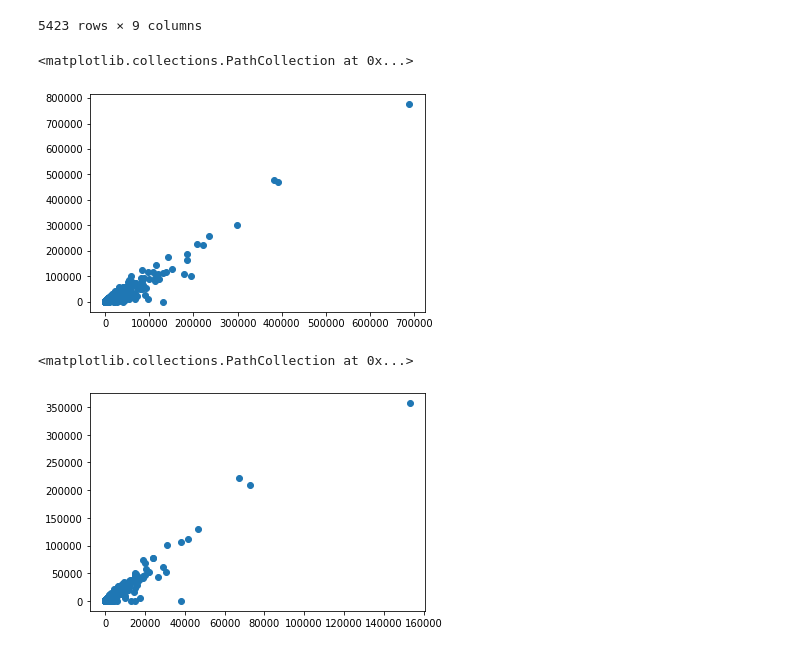
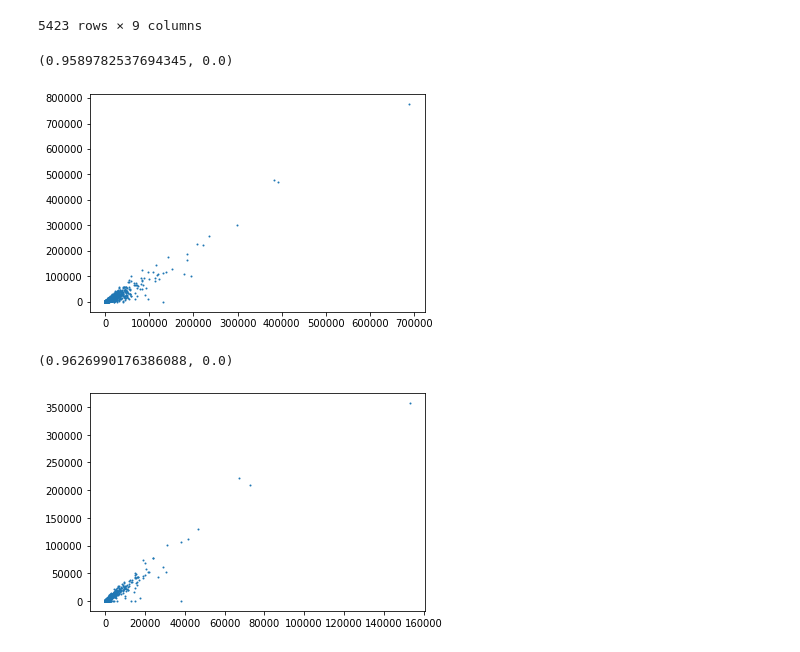
Before and after one commit to ryansteed/dp-policy, a Jupyter notebook: notebooks/nslp.ipynb, the cells around one changed output. Drawn from its saved outputs; the diff is of its cells as text; code cells hidden in the pictures.

```diff
--- a/notebooks/nslp.ipynb
+++ b/notebooks/nslp.ipynb
@@ -122,12 +125,14 @@ joined.loc[:, ['true_children_total', 'true_children_eligible', 'nslp_prop_eligi
 |  | 6090 | 249.0 | 14.0 | 0.864198 | ... |
 5423 rows × 9 columns
 # %%
-plt.scatter(joined.true_children_total, joined["nslp_total"])
+plt.scatter(joined.true_children_total, joined["nslp_total"], s=1)
+stats.pearsonr(joined.true_children_total, joined["nslp_total"])
 # %% [output]
-<matplotlib.collections.PathCollection at 0x...>
+(0.9589782537694345, 0.0)
-[figure, old version]
+[figure, new version]
 # %%
-plt.scatter(joined.true_children_eligible, joined["Free lunch qualified"])
+plt.scatter(joined.true_children_eligible, joined["Free lunch qualified"], s=1)
+stats.pearsonr(joined.true_children_eligible, joined["Free lunch qualified"])
 # %% [output]
-<matplotlib.collections.PathCollection at 0x...>
+(0.9626990176386088, 0.0)
-[figure, old version]
+[figure, new version]
```
Also changed, not shown: parts of 3 cells of this notebook, 37 other files.
